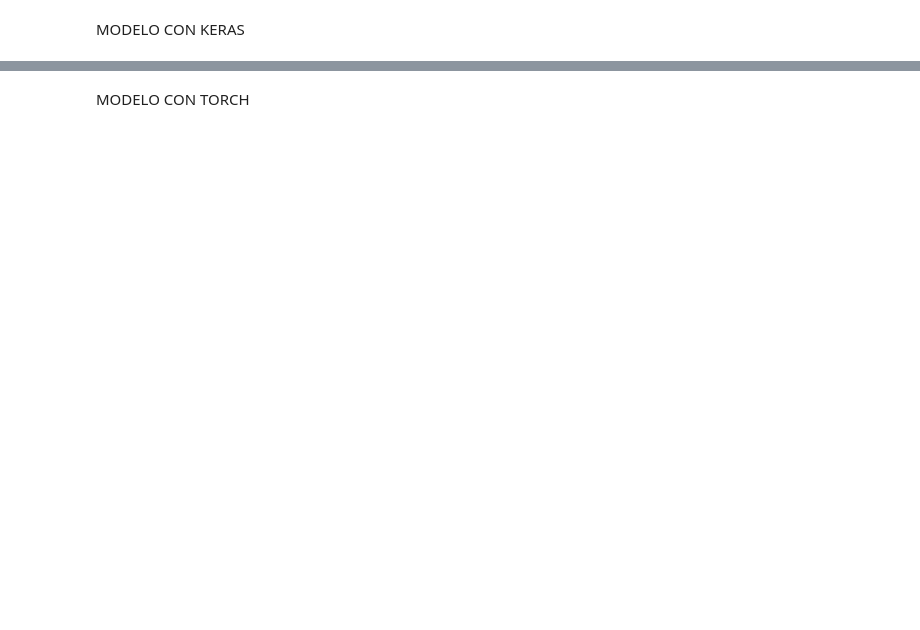
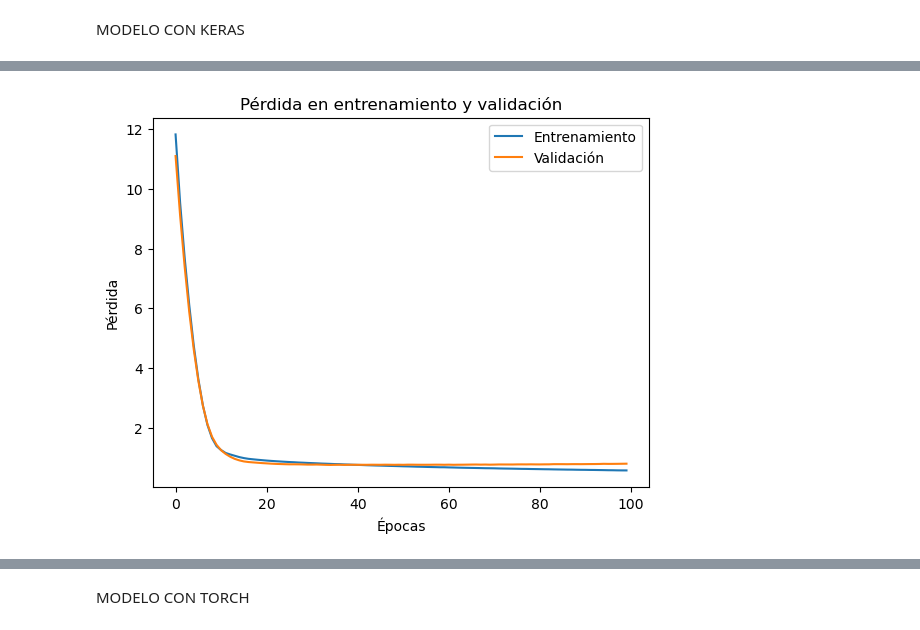
Before and after one commit to Jaime44/WorkSpace, a Jupyter notebook: models/rnn_rs.ipynb, the cells around one changed output, grey strips where cells are left out. Saved outputs shown, nothing was run; the diff lists cells and outputs as text; code cells hidden in the pictures; blank space fills up the shorter version.

```diff
--- a/models/rnn_rs.ipynb
+++ b/models/rnn_rs.ipynb
@@ -136,3 +208,7 @@ MODELO CON KERAS
+# %%
+util.plot_loss(history)
+# %% [output]
+[figure, added]
 # %%
 import pandas as pd
 from sklearn.model_selection import train_test_split
```
Also changed, not shown: parts of 12 cells of this notebook, 1 other file.
